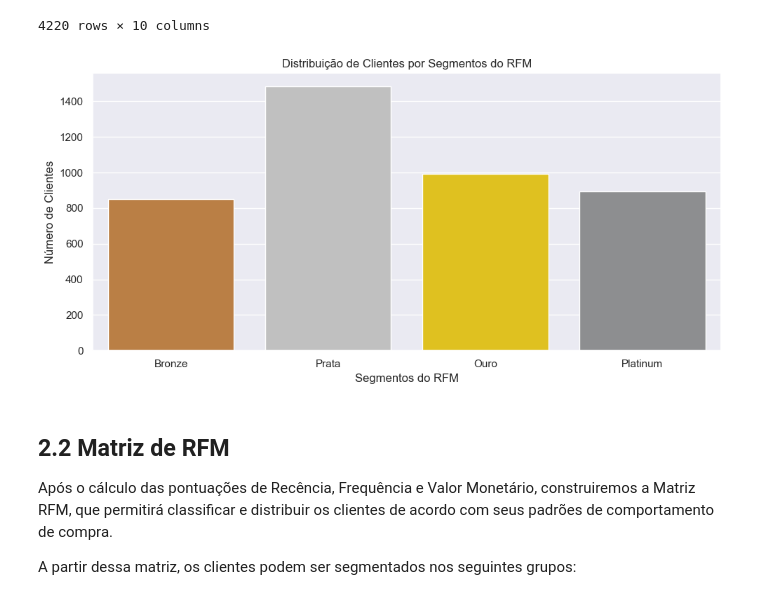
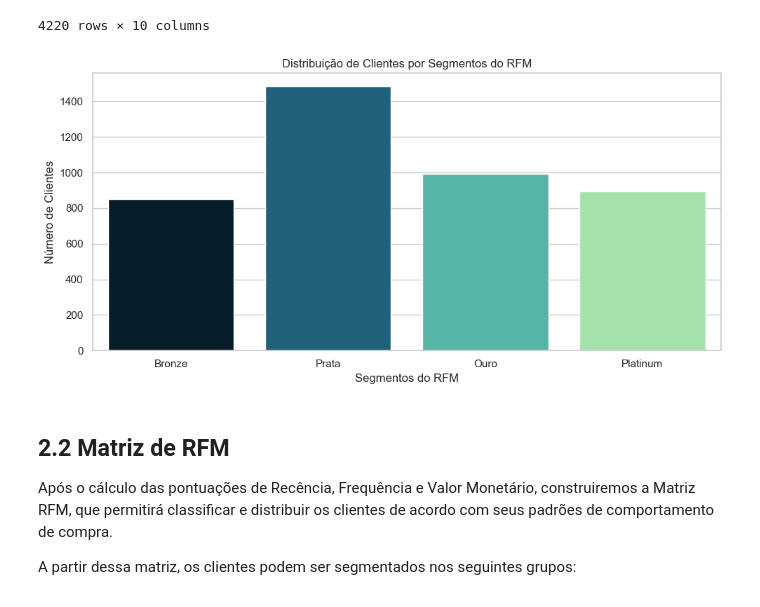
Before and after one commit to rrafahenrique/Case-Study-Online-Retail-Transaction-Data, a Jupyter notebook: PARTE I.ipynb, the cells around one changed output. Saved outputs shown, nothing was run; the diff lists cells and outputs as text; code cells hidden in the pictures.

```diff
--- a/PARTE I.ipynb
+++ b/PARTE I.ipynb
@@ -46,0 +49,4 @@ display(df)
+# %%
+Poseidon = ["#012030", "#13678A", "#45C4B0", "#9AEBA3", "#DAFDBA"]
+sns.set_palette(Poseidon)
+sns.palplot(Poseidon)
@@ -301,9 +316,9 @@ display(rfm)
 | 4219 | 18287.0 | 43 | 70 | 1837.28 | 3 | 4 | 4 | ... |
 4220 rows × 10 columns
 # %%
-func.plot_rfm_segmentos(rfm)
+func.plot_rfm_segmentos(rfm, palette=Poseidon)
 # %% [output]
-[figure, old version]
+[figure, new version]
 # %% [markdown]
 ## 2.2 Matriz de RFM
 Após o cálculo das pontuações de Recência, Frequência e Valor Monetário, construiremos a Matriz RFM, que permitirá classificar e distribuir os clientes de acordo com seus padrões de comportamento de compra.
```
Also changed, not shown: parts of 22 cells of this notebook, 2 other files.
